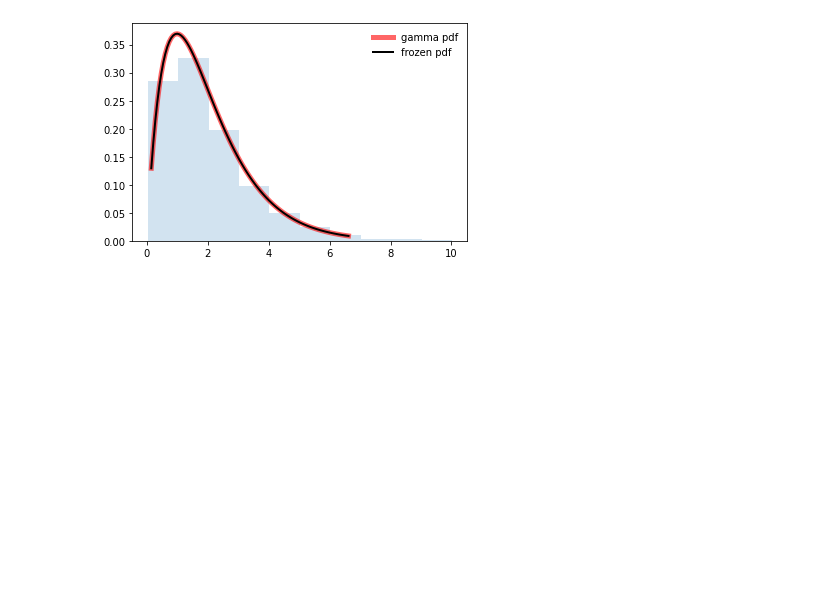
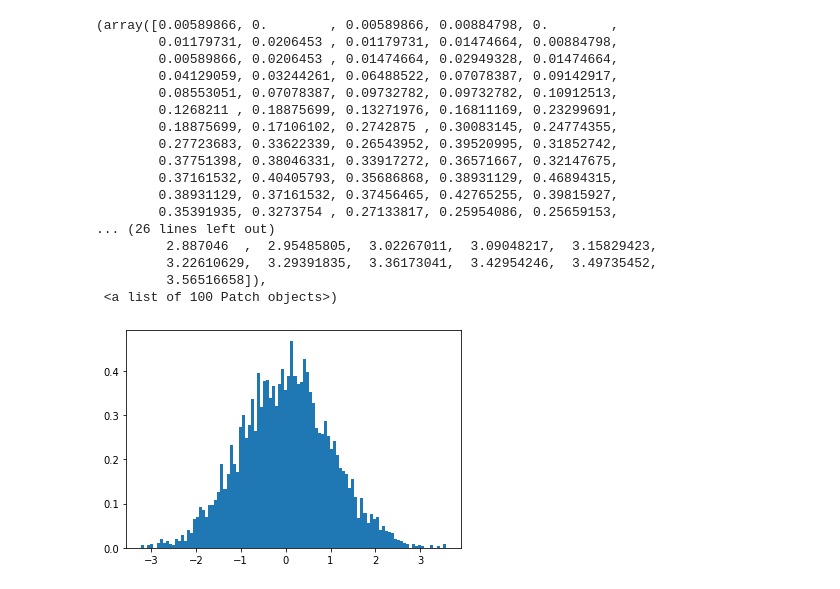
Before and after one commit to EmelyanovAndreyNSK/PythonProjects, a Jupyter notebook: MstatLab1.ipynb, the cells around one changed output. Cells and saved outputs as stored; diff of their text form; code cells hidden in the pictures; blank space fills up the shorter version.

```diff
--- a/MstatLab1.ipynb
+++ b/MstatLab1.ipynb
@@ -24,28 +26,38 @@ plt.show()
-# %%
-import numpy as np
-import scipy.stats as stats
-from scipy.stats import gamma
-import matplotlib.pyplot as plt
-fig, ax = plt.subplots(1, 1)
-
-a = 1.99
-mean, var, skew, kurt = gamma.stats(a, moments='mvsk')
-
-x = np.linspace(gamma.ppf(0.01, a),
-                gamma.ppf(0.99, a), 100)
-ax.plot(x, gamma.pdf(x, a),
-       'r-', lw=5, alpha=0.6, label='gamma pdf')
-
-rv = gamma(a)
-ax.plot(x, rv.pdf(x), 'k-', lw=2, label='frozen pdf')
-
-vals = gamma.ppf([0.001, 0.5, 0.999], a)
-np.allclose([0.001, 0.5, 0.999], gamma.cdf(vals, a))
-
-r = gamma.rvs(a, size=1000)
-
-ax.hist(r, density=True, histtype='stepfilled', alpha=0.2)
-ax.legend(loc='best', frameon=False)
-plt.show()
-# %% [output]
-[figure, removed]
+# %%
+# 2
+
+# множество с.в. для оценки распределения с.в. в ЦПТ
+numbers_in_formula = list()
+
+for i in range(N):
+  # кси
+  random_numbers = list()
+  for i in range(N):
+    random_numbers.append(np.random.gamma(k, Q))
+
+  expected_value = k*Q
+  variance = k*Q*Q
+  numbers_in_formula.append((sum(random_numbers) - N * expected_value) / math.sqrt(N * variance))
+
+plt.hist(numbers_in_formula, bins=100, density=True)
+
+ # оценка распределений
+# %% [output]
+(array([0.00589866, 0.        , 0.00589866, 0.00884798, 0.        ,
+        0.01179731, 0.0206453 , 0.01179731, 0.01474664, 0.00884798,
+        0.00589866, 0.0206453 , 0.01474664, 0.02949328, 0.01474664,
+        0.04129059, 0.03244261, 0.06488522, 0.07078387, 0.09142917,
+        0.08553051, 0.07078387, 0.09732782, 0.09732782, 0.10912513,
+        0.1268211 , 0.18875699, 0.13271976, 0.16811169, 0.23299691,
+        0.18875699, 0.17106102, 0.2742875 , 0.30083145, 0.24774355,
+        0.27723683, 0.33622339, 0.26543952, 0.39520995, 0.31852742,
+        0.37751398, 0.38046331, 0.33917272, 0.36571667, 0.32147675,
+        0.37161532, 0.40405793, 0.35686868, 0.38931129, 0.46894315,
+        0.38931129, 0.37161532, 0.37456465, 0.42765255, 0.39815927,
+        0.35391935, 0.3273754 , 0.27133817, 0.25954086, 0.25659153,
+... (26 lines left out)
+         2.887046  ,  2.95485805,  3.02267011,  3.09048217,  3.15829423,
+         3.22610629,  3.29391835,  3.36173041,  3.42954246,  3.49735452,
+         3.56516658]),
+ <a list of 100 Patch objects>)
+[figure, added]
```
Also changed, not shown: parts of 3 cells of this notebook.
